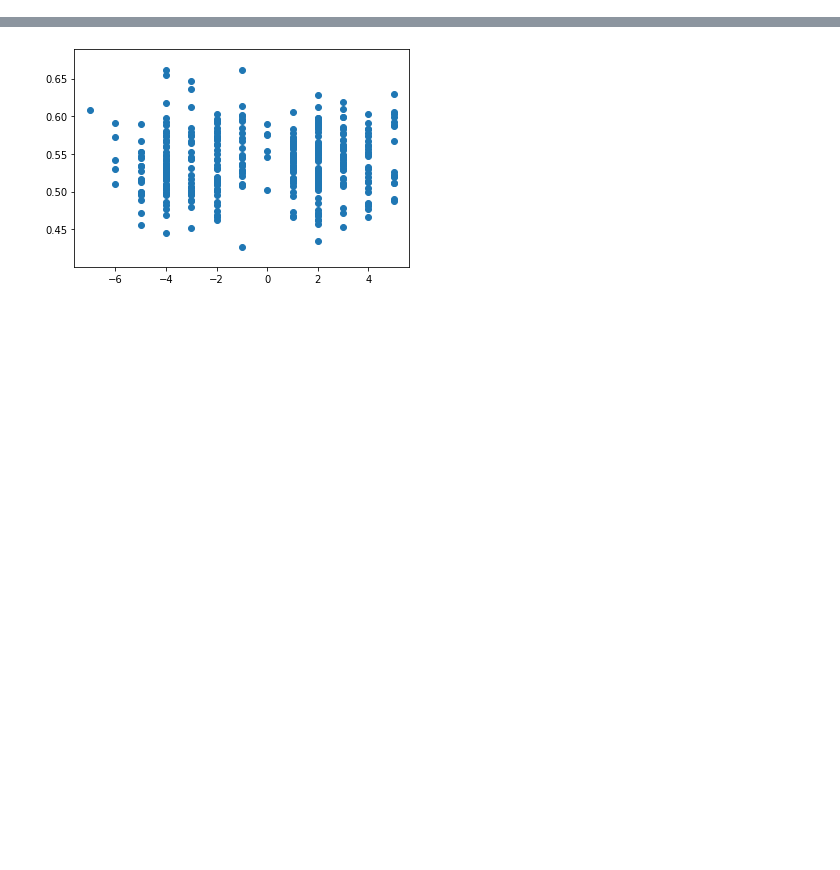
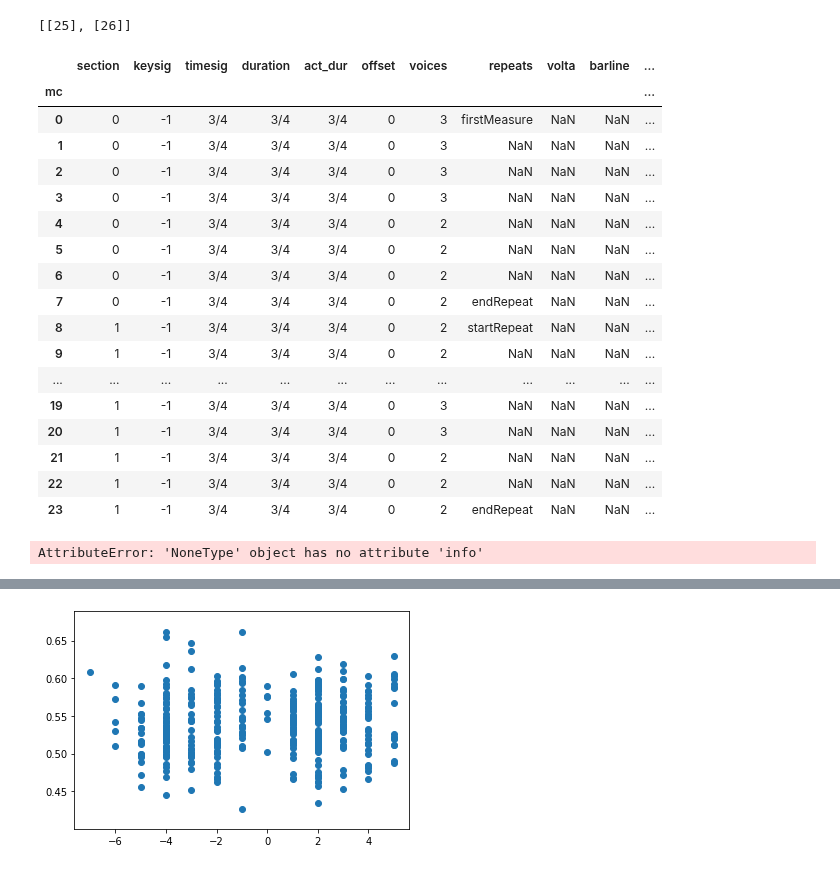
Before and after one commit to annotatorB/schubert_dances, a Jupyter notebook: schubert_project.ipynb, the cells around one changed output, grey strips where cells are left out. Saved outputs shown, nothing was run; the diff lists cells and outputs as text; code cells hidden in the pictures; blank space fills up the shorter version.

```diff
--- a/schubert_project.ipynb
+++ b/schubert_project.ipynb
@@ -48,0 +9,10 @@ array(['ländler', 'trio', 'menuett', 'walzer', 'ecossaise', 'deutscher',
+# %%
+data ='data/MuseScore_3'
+merged_ids = os.path.join(data, 'merged_ids.tsv')
+files = pd.read_csv(merged_ids, sep='\t', index_col=0)
+if any(True for file in files.path.values if not os.path.isfile(os.path.join(data, file))):
+    print("Not all files found.")
+else:
+    print("All files found.")
+files.loc[files.dance.str.contains('trio'), 'dance'] = 'trio'
+files.head()
@@ -52,0 +37,2 @@ DANCES.groupby('Type').File.count().plot.bar();
+# %%
+S = Score(os.path.join(data,'128/D128deutscher08.mscx'))
@@ -53,3 +45,32 @@ DANCES.groupby('Type').File.count().plot.bar();
+# %%
+S.sections[1].voltas
+# %% [output]
+[[25], [26]]
+# %%
+S.info
+# %% [output]
+|  | section | keysig | timesig | duration | act_dur | offset | voices | repeats | volta | barline | ... |
+| mc |  |  |  |  |  |  |  |  |  |  | ... |
+| 0 | 0 | -1 | 3/4 | 3/4 | 3/4 | 0 | 3 | firstMeasure | NaN | NaN | ... |
+| 1 | 0 | -1 | 3/4 | 3/4 | 3/4 | 0 | 3 | NaN | NaN | NaN | ... |
+| 2 | 0 | -1 | 3/4 | 3/4 | 3/4 | 0 | 3 | NaN | NaN | NaN | ... |
+| 3 | 0 | -1 | 3/4 | 3/4 | 3/4 | 0 | 3 | NaN | NaN | NaN | ... |
+| 4 | 0 | -1 | 3/4 | 3/4 | 3/4 | 0 | 2 | NaN | NaN | NaN | ... |
+| 5 | 0 | -1 | 3/4 | 3/4 | 3/4 | 0 | 2 | NaN | NaN | NaN | ... |
+| 6 | 0 | -1 | 3/4 | 3/4 | 3/4 | 0 | 2 | NaN | NaN | NaN | ... |
+| 7 | 0 | -1 | 3/4 | 3/4 | 3/4 | 0 | 2 | endRepeat | NaN | NaN | ... |
+| 8 | 1 | -1 | 3/4 | 3/4 | 3/4 | 0 | 2 | startRepeat | NaN | NaN | ... |
+| 9 | 1 | -1 | 3/4 | 3/4 | 3/4 | 0 | 2 | NaN | NaN | NaN | ... |
+| ... | ... | ... | ... | ... | ... | ... | ... | ... | ... | ... | ... |
+| 19 | 1 | -1 | 3/4 | 3/4 | 3/4 | 0 | 3 | NaN | NaN | NaN | ... |
+| 20 | 1 | -1 | 3/4 | 3/4 | 3/4 | 0 | 3 | NaN | NaN | NaN | ... |
+| 21 | 1 | -1 | 3/4 | 3/4 | 3/4 | 0 | 2 | NaN | NaN | NaN | ... |
+| 22 | 1 | -1 | 3/4 | 3/4 | 3/4 | 0 | 2 | NaN | NaN | NaN | ... |
+| 23 | 1 | -1 | 3/4 | 3/4 | 3/4 | 0 | 2 | endRepeat | NaN | NaN | ... |
+# %%
+S.info
+# %% [output]
+AttributeError: 'NoneType' object has no attribute 'info'
 # %%
 def notes_bag(n):
     """Returns the relative duration of each tonal pitch class in the nth dance"""
```
Also changed, not shown: parts of 25 cells of this notebook, 1 other file.
